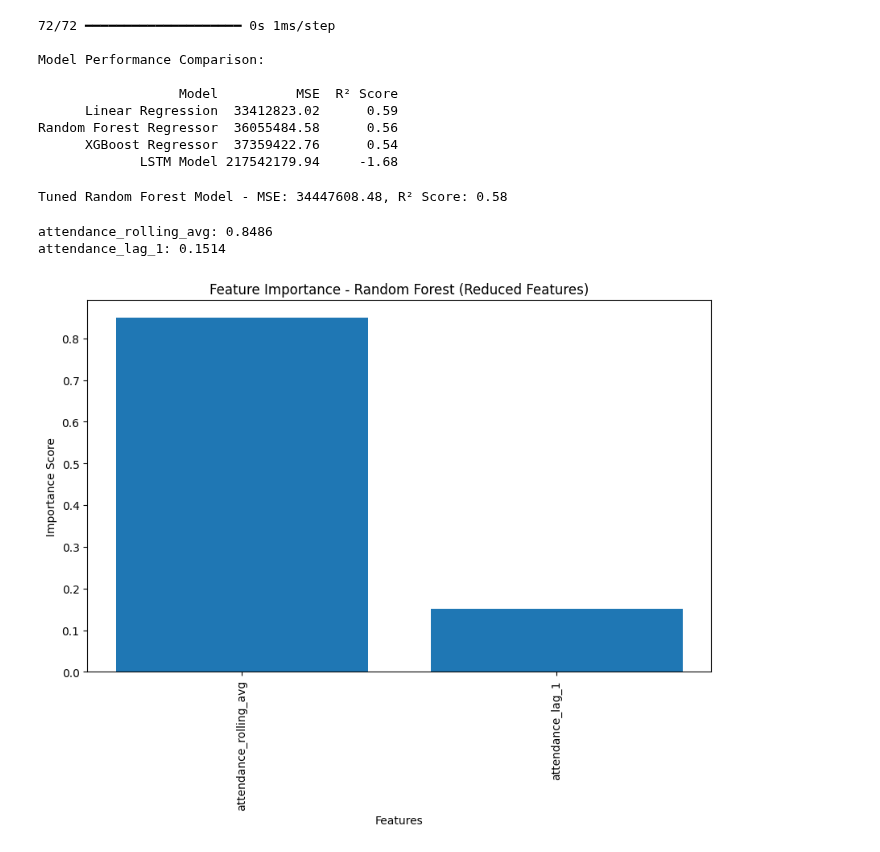
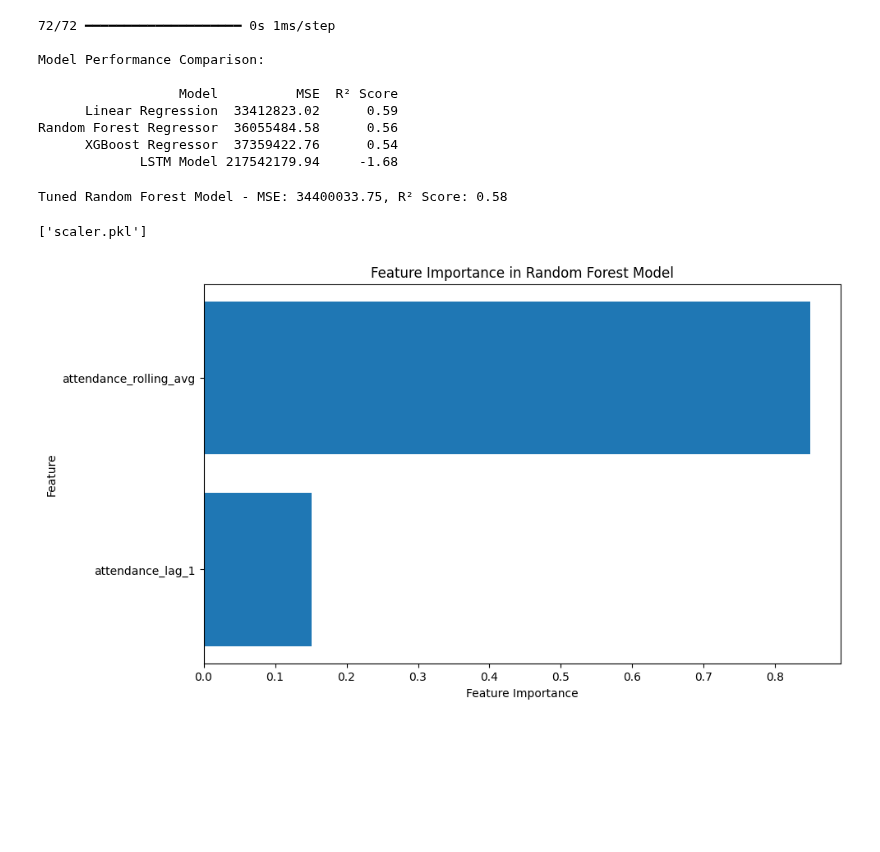
Before and after one commit to sophieboyle1/Final-Year-Project, a Jupyter notebook: src/predictions.ipynb, the cells around one changed output. Drawn from its saved outputs; the diff is of its cells as text; code cells hidden in the pictures; blank space fills up the shorter version.

Commit message:
Optimized Random Forest Model and Evaluated Performance

```diff
--- a/src/predictions.ipynb
+++ b/src/predictions.ipynb
@@ -564,6 +564,7 @@ Random Forest Regressor  36055484.58      0.56
 from sklearn.preprocessing import MinMaxScaler
 from sklearn.ensemble import RandomForestRegressor
 from sklearn.metrics import mean_squared_error, r2_score
+import joblib
 
 # Drop 'month' and 'year' from the dataset BEFORE scaling
 X_train_reduced = X_train.drop(columns=['month', 'year'])
@@ -577,9 +578,9 @@ X_test_reduced_scaled = scaler_reduced.transform(X_test_reduced)
 # Train the Random Forest model using the best parameters
 best_rf_reduced = RandomForestRegressor(
     max_depth=5,
-    min_samples_leaf=1,
-    min_samples_split=10,
-    n_estimators=200,
+    min_samples_leaf=1,  # Slightly increase this to reduce overfitting
+    min_samples_split=10,  # Adjusted for balance
+    n_estimators=500,
     random_state=42
 )
 
@@ -595,35 +596,26 @@ r2_rf_reduced = r2_score(y_test, y_pred_rf_reduced)
 
 # Print results
 print(f"Tuned Random Forest Model - MSE: {mse_rf_reduced:.2f}, R² Score: {r2_rf_reduced:.2f}")
+
+# Save the trained model and scaler
+joblib.dump(best_rf_reduced, "random_forest_best_model.pkl")
+joblib.dump(scaler_reduced, "scaler.pkl")
 # %% [output]
-Tuned Random Forest Model - MSE: 34447608.48, R² Score: 0.58
+Tuned Random Forest Model - MSE: 34400033.75, R² Score: 0.58
+['scaler.pkl']
-# %%
-feature_importances = best_rf_reduced.feature_importances_
-feature_names = X_train_reduced.columns
-sorted_features = sorted(zip(feature_importances, feature_names), reverse=True)
-
-for importance, name in sorted_features:
-    print(f"{name}: {importance:.4f}")
-# %% [output]
-attendance_rolling_avg: 0.8486
-attendance_lag_1: 0.1514
-# %%
-# Extract feature importances from the modified model
-importances = best_rf_reduced.feature_importances_
-
-# Get the correct feature names after dropping 'month' and 'year'
-feature_names = X_train_reduced.columns  # Instead of X_train.columns
-
-# Sort features by importance
-indices = np.argsort(importances)[::-1]
-
-# Plot feature importances
-plt.figure(figsize=(10, 6))
-plt.title("Feature Importance - Random Forest (Reduced Features)")
-plt.bar(range(len(importances)), importances[indices], align="center")
-plt.xticks(range(len(importances)), feature_names[indices], rotation=90)
-plt.xlabel("Features")
-plt.ylabel("Importance Score")
-plt.show()
-# %% [output]
-[figure, removed]
+# %%
+import matplotlib.pyplot as plt
+
+feature_importances = best_rf_reduced.feature_importances_
+feature_names = X_train_reduced.columns
+
+# Sort feature importance
+sorted_indices = feature_importances.argsort()
+plt.figure(figsize=(10, 6))
+plt.barh([feature_names[i] for i in sorted_indices], feature_importances[sorted_indices])
+plt.xlabel("Feature Importance")
+plt.ylabel("Feature")
+plt.title("Feature Importance in Random Forest Model")
+plt.show()
+# %% [output]
+[figure, added]
```
Also changed, not shown: parts of 1 cell of this notebook, 3 other files.
